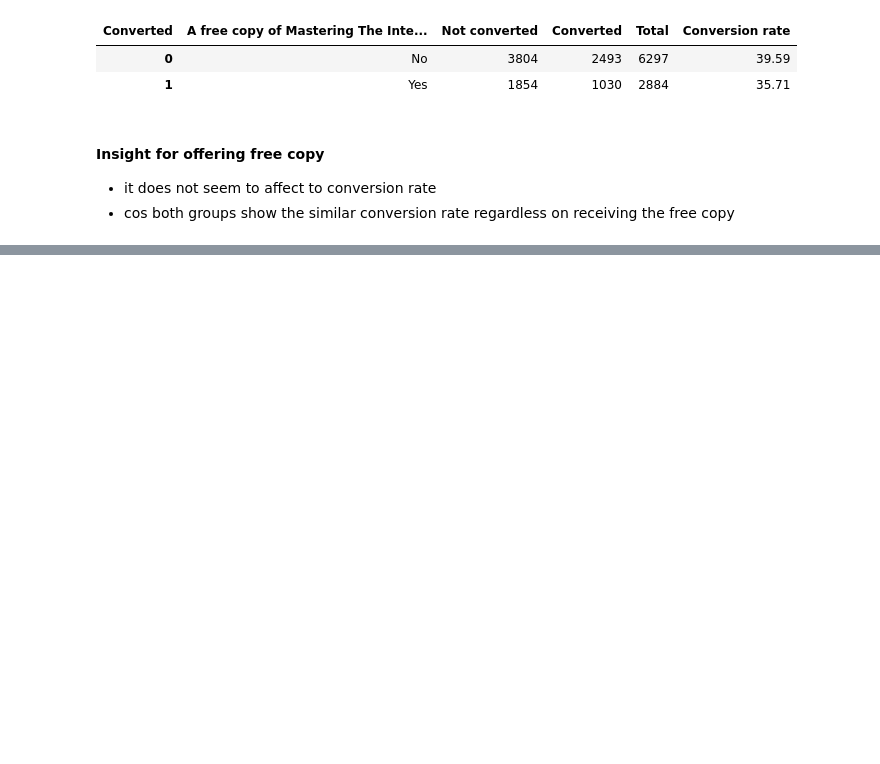
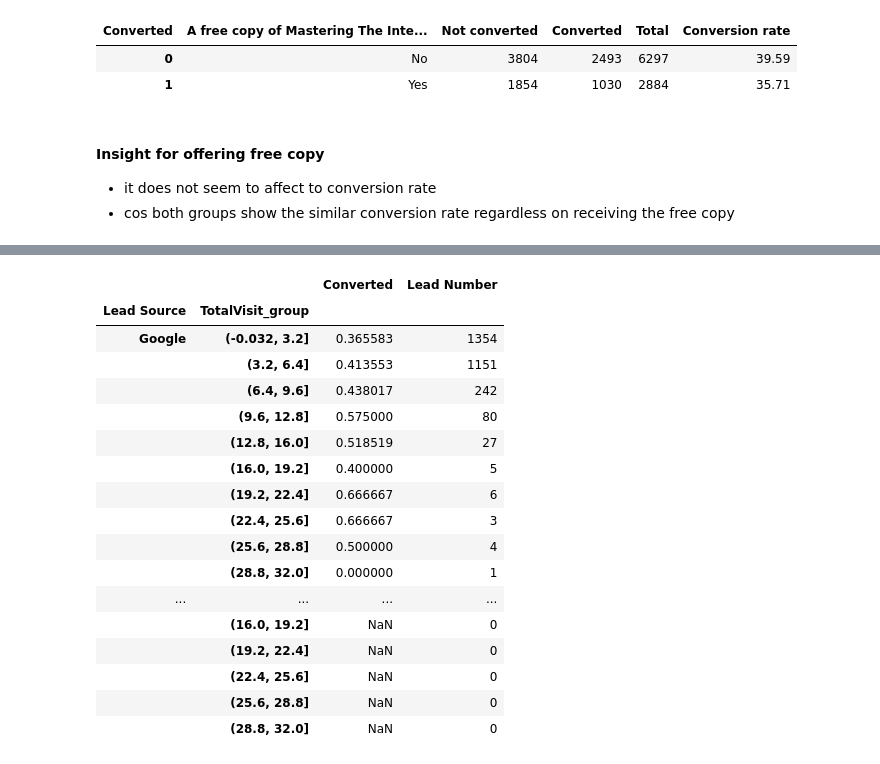
Before and after one commit to hyunjun33/Funnel_Analysis, a Jupyter notebook: Acquisition Analysis.ipynb, the cells around one changed output, grey strips where cells are left out. Cells and saved outputs as stored; diff of their text form; code cells hidden in the pictures; blank space fills up the shorter version.

```diff
--- a/Acquisition Analysis.ipynb
+++ b/Acquisition Analysis.ipynb
@@ -789,0 +790,3 @@ channel_3.groupby(["Lead Source", "City"]).agg({"Converted": "mean",
+# %%
+channel_3["TotalVisit_group"] = pd.cut(channel_3["TotalVisits"], bins=10)
+channel_3["TotalVisit_group"].value_counts()
@@ -789,0 +810,22 @@ channel_3.groupby(["Lead Source", "City"]).agg({"Converted": "mean",
+# %%
+channel_3.groupby(["Lead Source", "TotalVisit_group"]).agg({"Converted": "mean",
+                                                "Lead Number": "count"})
+# %% [output]
+|  |  | Converted | Lead Number |
+| Lead Source | TotalVisit_group |  |  |
+| Google | (-0.032, 3.2] | 0.365583 | 1354 |
+|  | (3.2, 6.4] | 0.413553 | 1151 |
+|  | (6.4, 9.6] | 0.438017 | 242 |
+|  | (9.6, 12.8] | 0.575000 | 80 |
+|  | (12.8, 16.0] | 0.518519 | 27 |
+|  | (16.0, 19.2] | 0.400000 | 5 |
+|  | (19.2, 22.4] | 0.666667 | 6 |
+|  | (22.4, 25.6] | 0.666667 | 3 |
+|  | (25.6, 28.8] | 0.500000 | 4 |
+|  | (28.8, 32.0] | 0.000000 | 1 |
+| ... | ... | ... | ... |
+|  | (16.0, 19.2] | NaN | 0 |
+|  | (19.2, 22.4] | NaN | 0 |
+|  | (22.4, 25.6] | NaN | 0 |
+|  | (25.6, 28.8] | NaN | 0 |
+|  | (28.8, 32.0] | NaN | 0 |
```
Also changed, not shown: parts of 15 cells of this notebook.
